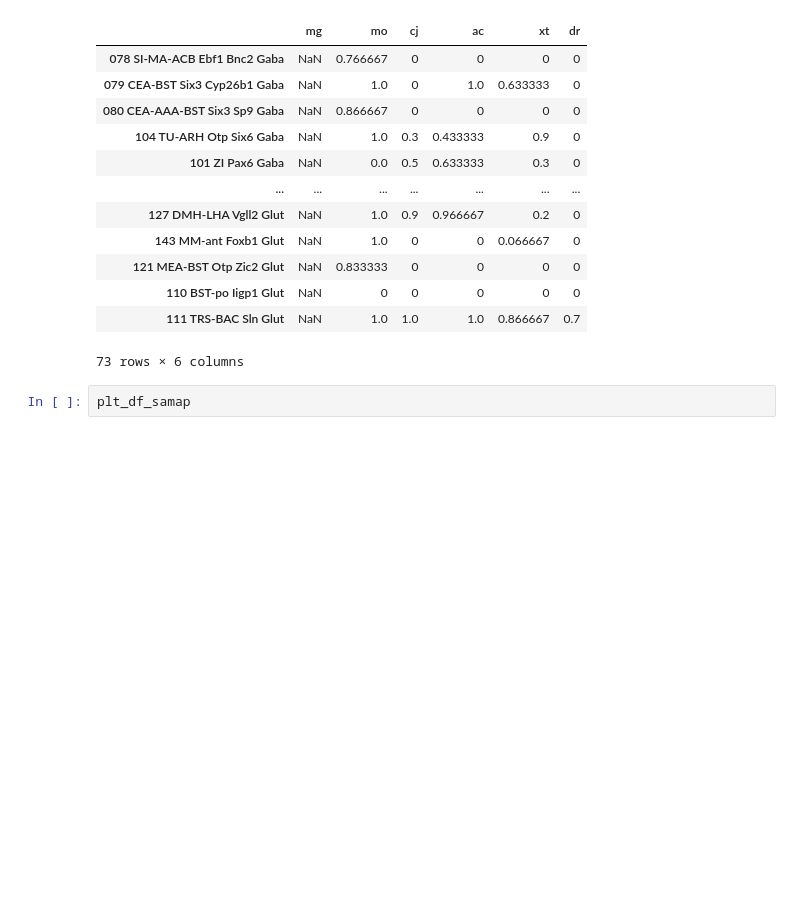
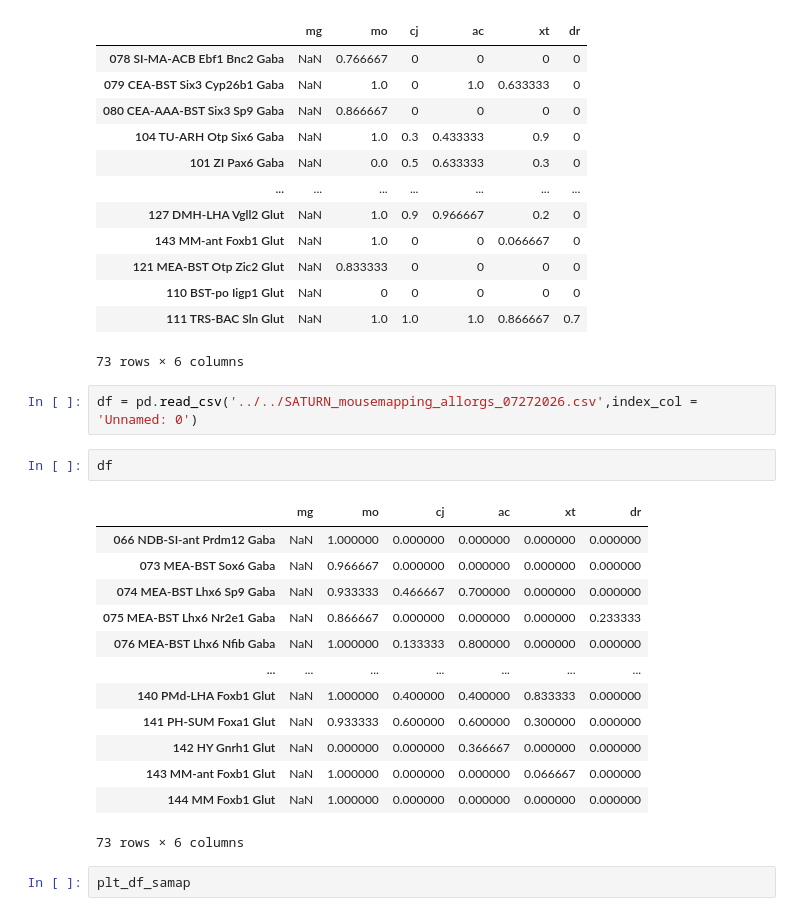
Before and after one commit to Bo-Wang-Lab/Vertebrate_hypothalamus, a Jupyter notebook: Figure2/Figure2_plotting_abcd_bootstrap.ipynb, the cells around one changed output. Drawn from its saved outputs; the diff is of its cells as text; blank space fills up the shorter version.

```diff
--- a/Figure2/Figure2_plotting_abcd_bootstrap.ipynb
+++ b/Figure2/Figure2_plotting_abcd_bootstrap.ipynb
@@ -239,6 +197,24 @@ plt_df_saturn
 | 110 BST-po Iigp1 Glut | NaN | 0 | 0 | 0 | 0 | 0 |
 | 111 TRS-BAC Sln Glut | NaN | 1.0 | 1.0 | 1.0 | 0.866667 | 0.7 |
 73 rows × 6 columns
+# %%
+df = pd.read_csv('../../SATURN_mousemapping_allorgs_07272026.csv',index_col = 'Unnamed: 0')
+# %%
+df
+# %% [output]
+|  | mg | mo | cj | ac | xt | dr |
+| 066 NDB-SI-ant Prdm12 Gaba | NaN | 1.000000 | 0.000000 | 0.000000 | 0.000000 | 0.000000 |
+| 073 MEA-BST Sox6 Gaba | NaN | 0.966667 | 0.000000 | 0.000000 | 0.000000 | 0.000000 |
+| 074 MEA-BST Lhx6 Sp9 Gaba | NaN | 0.933333 | 0.466667 | 0.700000 | 0.000000 | 0.000000 |
+| 075 MEA-BST Lhx6 Nr2e1 Gaba | NaN | 0.866667 | 0.000000 | 0.000000 | 0.000000 | 0.233333 |
+| 076 MEA-BST Lhx6 Nfib Gaba | NaN | 1.000000 | 0.133333 | 0.800000 | 0.000000 | 0.000000 |
+| ... | ... | ... | ... | ... | ... | ... |
+| 140 PMd-LHA Foxb1 Glut | NaN | 1.000000 | 0.400000 | 0.400000 | 0.833333 | 0.000000 |
+| 141 PH-SUM Foxa1 Glut | NaN | 0.933333 | 0.600000 | 0.600000 | 0.300000 | 0.000000 |
+| 142 HY Gnrh1 Glut | NaN | 0.000000 | 0.000000 | 0.366667 | 0.000000 | 0.000000 |
+| 143 MM-ant Foxb1 Glut | NaN | 1.000000 | 0.000000 | 0.000000 | 0.066667 | 0.000000 |
+| 144 MM Foxb1 Glut | NaN | 1.000000 | 0.000000 | 0.000000 | 0.000000 | 0.000000 |
+73 rows × 6 columns
 # %%
 plt_df_samap
 # %% [output]
```
Also changed, not shown: parts of 59 cells of this notebook, 41 other files.
